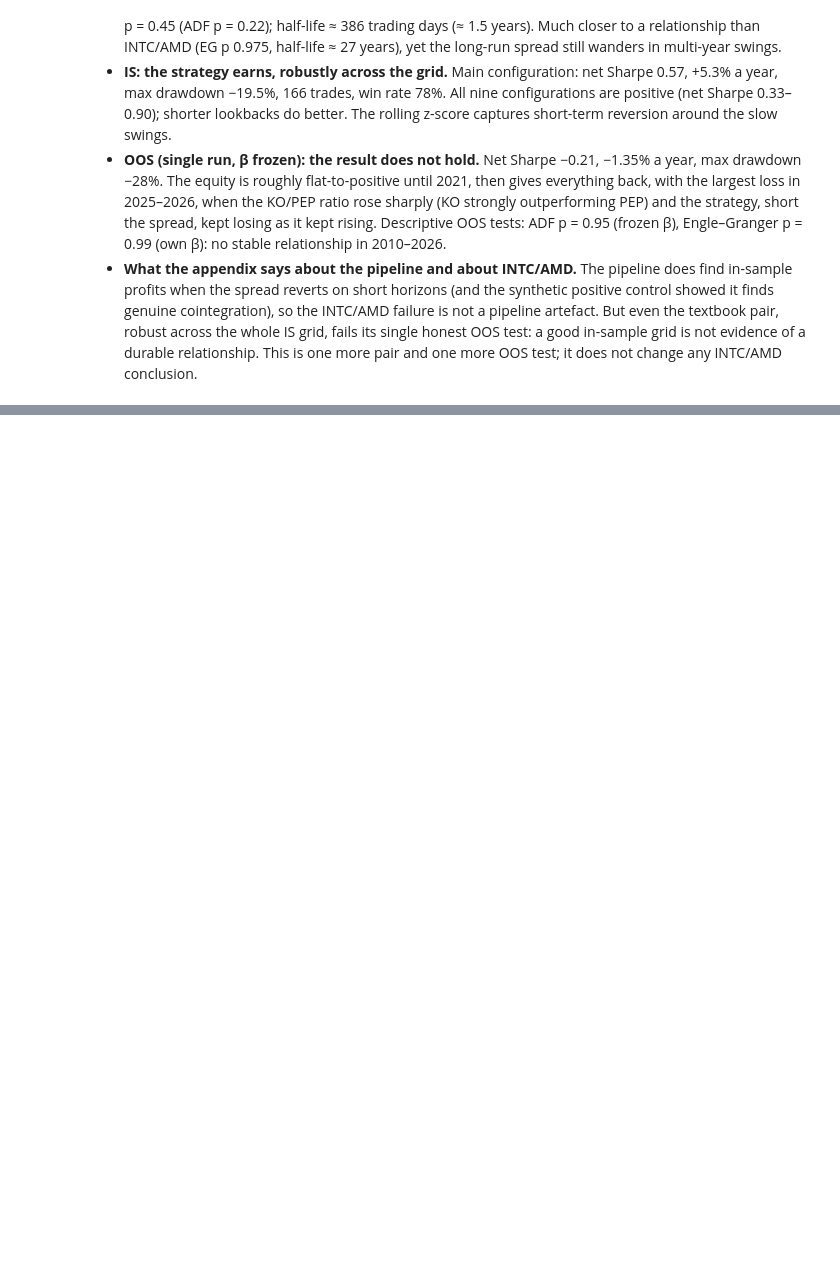
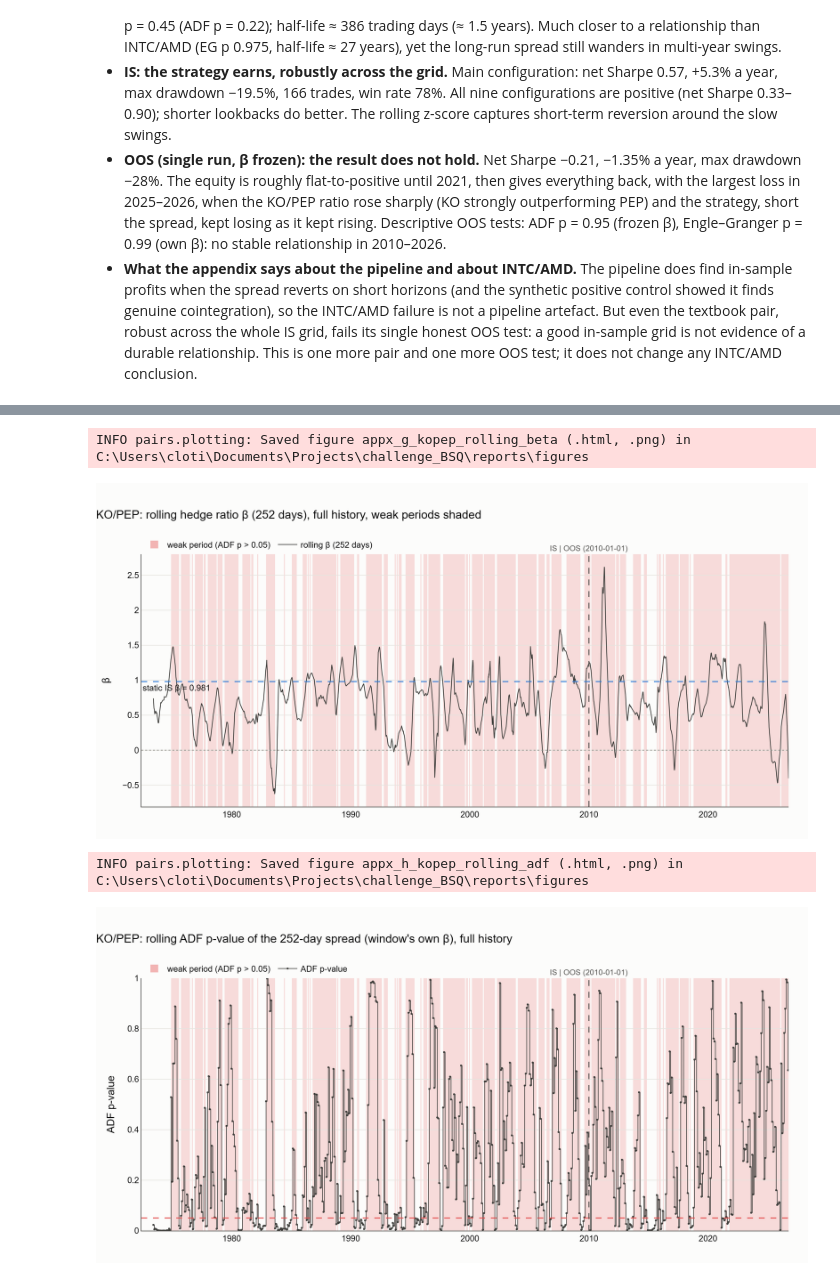
Before and after one commit to clotilderaffii/takehome_pairs-trading, a Jupyter notebook: notebooks/appendix_kopep.ipynb, the cells around one changed output, grey strips where cells are left out. Saved outputs shown, nothing was run; the diff lists cells and outputs as text; code cells hidden in the pictures; blank space fills up the shorter version.

```diff
--- a/notebooks/appendix_kopep.ipynb
+++ b/notebooks/appendix_kopep.ipynb
@@ -412,0 +477,65 @@ INFO pairs.plotting: Saved figure appx_f_kopep_prices_ratio_full (.html, .png) i
+# %%
+def mark_split(fig: go.Figure) -> None:
+    fig.add_vline(x=split_ts, line={"color": "#52514e", "width": 1.5, "dash": "dash"})
+    fig.add_annotation(
+        x=split_ts,
+        y=1.0,
+        yref="paper",
+        text="IS | OOS (2010-01-01)",
+        showarrow=False,
+        xanchor="center",
+        yanchor="bottom",
+        font={"size": 12, "color": "#52514e"},
+    )
+
+
+fig = go.Figure()
+shade_periods(fig, flag, label="weak period (ADF p > 0.05)")
+fig.add_trace(
+    go.Scatter(
+        x=beta_roll.index,
+        y=beta_roll,
+        name="rolling β (252 days)",
+        line={"color": DERIVED_COLOR, "width": 1.2},
+    )
+)
+fig.add_hline(
+    y=fit.beta,
+    line={"color": "#2a78d6", "width": 1.5, "dash": "dash"},
+    annotation_text=f"static IS β = {fit.beta:.3f}",
+    annotation_position="bottom left",
+)
+fig.add_hline(y=0, line={"color": "#8a8984", "width": 1, "dash": "dot"})
+mark_split(fig)
+apply_style(fig, "KO/PEP: rolling hedge ratio β (252 days), full history, weak periods shaded")
+fig.update_layout(margin={"t": 110})
+fig.update_xaxes(range=[prices.index[0], prices.index[-1]])
+fig.update_yaxes(title_text="β")
+_, png = save_figure(fig, "appx_g_kopep_rolling_beta")
+display(Image(filename=png))
+
+fig = go.Figure()
+shade_periods(fig, flag, label="weak period (ADF p > 0.05)")
+fig.add_trace(
+    go.Scatter(
+        x=adf.index,
+        y=adf["adf_pvalue"],
+        name="ADF p-value",
+        mode="lines+markers",
+        line={"color": DERIVED_COLOR, "width": 1, "shape": "hv"},
+        marker={"size": 3},
+    )
+)
+fig.add_hline(y=0.05, line={"color": "#e34948", "width": 1.5, "dash": "dash"})
+mark_split(fig)
+apply_style(fig, "KO/PEP: rolling ADF p-value of the 252-day spread (window's own β), full history")
+fig.update_layout(margin={"t": 110})
+fig.update_xaxes(range=[prices.index[0], prices.index[-1]])
+fig.update_yaxes(title_text="ADF p-value", range=[0, 1])
+_, png = save_figure(fig, "appx_h_kopep_rolling_adf")
+display(Image(filename=png))
+# %% [output]
+INFO pairs.plotting: Saved figure appx_g_kopep_rolling_beta (.html, .png) in C:\Users\cloti\Documents\Projects\challenge_BSQ\reports\figures
+[figure, added]
+INFO pairs.plotting: Saved figure appx_h_kopep_rolling_adf (.html, .png) in C:\Users\cloti\Documents\Projects\challenge_BSQ\reports\figures
+[figure, added]
```
Also changed, not shown: parts of 9 cells of this notebook, 17 other files.
